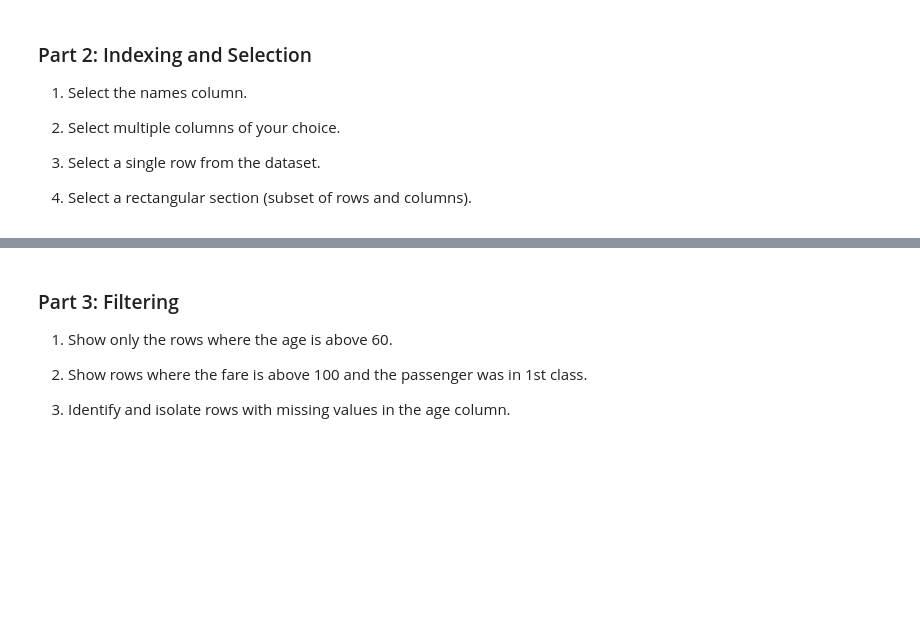
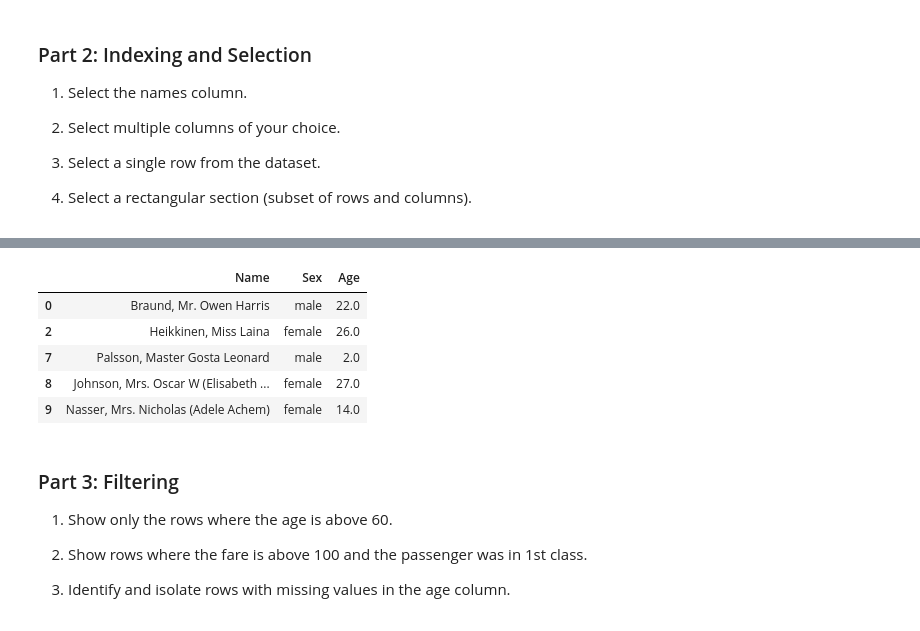
Before and after one commit to cda79/461-lab01-introduction, a Jupyter notebook: IAT461_LabTask01.ipynb, the cells around one changed output, grey strips where cells are left out. Cells and saved outputs as stored; diff of their text form; code cells hidden in the pictures; blank space fills up the shorter version.

```diff
--- a/IAT461_LabTask01.ipynb
+++ b/IAT461_LabTask01.ipynb
@@ -92,3 +119,14 @@ First Ten Rows
+# %%
+# 4. Select a rectangular section (subset of rows and columns).
+young_passengers = df.loc[df["Age"] < 35, ["Name", "Sex", "Age"]]
+young_passengers.head()
+# %% [output]
+|  | Name | Sex | Age |
+| 0 | Braund, Mr. Owen Harris | male | 22.0 |
+| 2 | Heikkinen, Miss Laina | female | 26.0 |
+| 7 | Palsson, Master Gosta Leonard | male | 2.0 |
+| 8 | Johnson, Mrs. Oscar W (Elisabeth ... | female | 27.0 |
+| 9 | Nasser, Mrs. Nicholas (Adele Achem) | female | 14.0 |
 # %% [markdown]
 ### Part 3: Filtering ###
 
```
Also changed, not shown: parts of 3 cells of this notebook.
